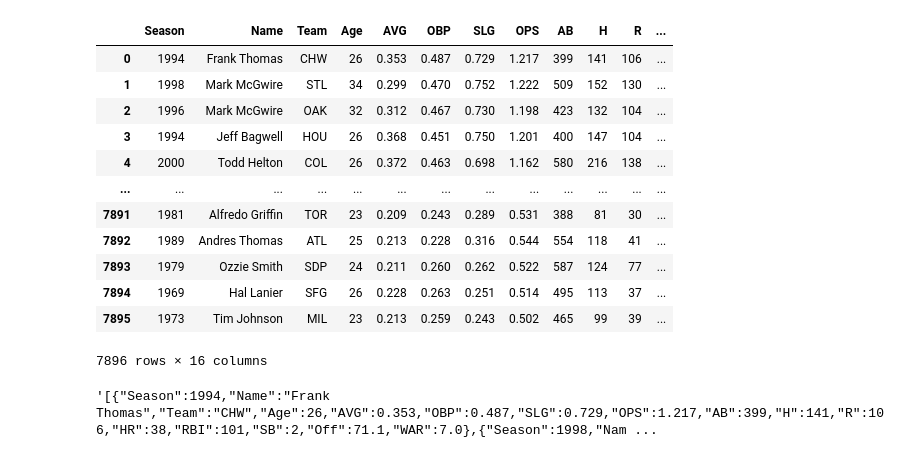
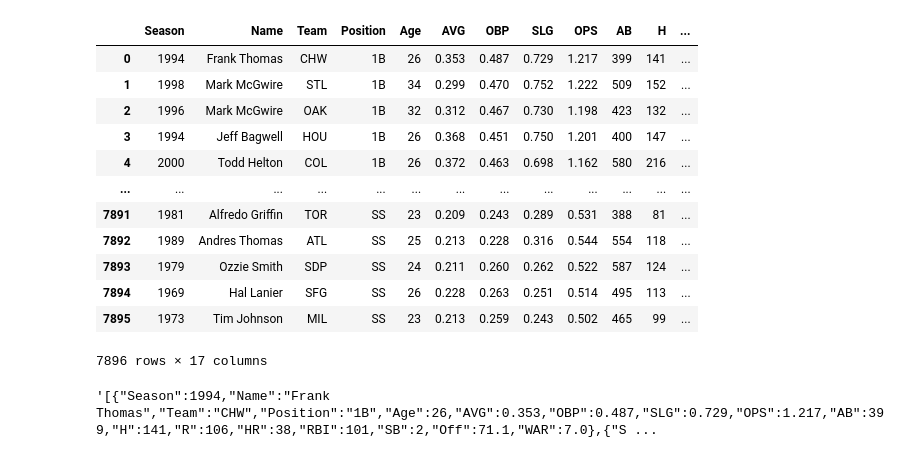
Before and after one commit to brownr958/Project_2, a Jupyter notebook: Data to JSON.ipynb, the cells around one changed output. Cells and saved outputs as stored; diff of their text form; code cells hidden in the pictures.

```diff
--- a/Data to JSON.ipynb
+++ b/Data to JSON.ipynb
@@ -5,26 +5,26 @@ import pprint
 # %%
 baseball_df = pd.read_csv ('Cleaned_Data/all_data.csv')
 del baseball_df["playerid"]
-baseball_df = baseball_df[['Season', 'Name','Team', 'Age', 'AVG', 'OBP', 'SLG', 'OPS', 'AB', 'H', 'R', 'HR', 'RBI', 'SB', 'Off', 'WAR' ]]
+baseball_df = baseball_df[['Season', 'Name','Team', 'Position','Age', 'AVG', 'OBP', 'SLG', 'OPS', 'AB', 'H', 'R', 'HR', 'RBI', 'SB', 'Off', 'WAR' ]]
 baseball_df
 # %% [output]
-|  | Season | Name | Team | Age | AVG | OBP | SLG | OPS | AB | H | R | ... |
-| 0 | 1994 | Frank Thomas | CHW | 26 | 0.353 | 0.487 | 0.729 | 1.217 | 399 | 141 | 106 | ... |
-| 1 | 1998 | Mark McGwire | STL | 34 | 0.299 | 0.470 | 0.752 | 1.222 | 509 | 152 | 130 | ... |
-| 2 | 1996 | Mark McGwire | OAK | 32 | 0.312 | 0.467 | 0.730 | 1.198 | 423 | 132 | 104 | ... |
-| 3 | 1994 | Jeff Bagwell | HOU | 26 | 0.368 | 0.451 | 0.750 | 1.201 | 400 | 147 | 104 | ... |
-| 4 | 2000 | Todd Helton | COL | 26 | 0.372 | 0.463 | 0.698 | 1.162 | 580 | 216 | 138 | ... |
+|  | Season | Name | Team | Position | Age | AVG | OBP | SLG | OPS | AB | H | ... |
+| 0 | 1994 | Frank Thomas | CHW | 1B | 26 | 0.353 | 0.487 | 0.729 | 1.217 | 399 | 141 | ... |
+| 1 | 1998 | Mark McGwire | STL | 1B | 34 | 0.299 | 0.470 | 0.752 | 1.222 | 509 | 152 | ... |
+| 2 | 1996 | Mark McGwire | OAK | 1B | 32 | 0.312 | 0.467 | 0.730 | 1.198 | 423 | 132 | ... |
+| 3 | 1994 | Jeff Bagwell | HOU | 1B | 26 | 0.368 | 0.451 | 0.750 | 1.201 | 400 | 147 | ... |
+| 4 | 2000 | Todd Helton | COL | 1B | 26 | 0.372 | 0.463 | 0.698 | 1.162 | 580 | 216 | ... |
 | ... | ... | ... | ... | ... | ... | ... | ... | ... | ... | ... | ... | ... |
-| 7891 | 1981 | Alfredo Griffin | TOR | 23 | 0.209 | 0.243 | 0.289 | 0.531 | 388 | 81 | 30 | ... |
-| 7892 | 1989 | Andres Thomas | ATL | 25 | 0.213 | 0.228 | 0.316 | 0.544 | 554 | 118 | 41 | ... |
-| 7893 | 1979 | Ozzie Smith | SDP | 24 | 0.211 | 0.260 | 0.262 | 0.522 | 587 | 124 | 77 | ... |
-| 7894 | 1969 | Hal Lanier | SFG | 26 | 0.228 | 0.263 | 0.251 | 0.514 | 495 | 113 | 37 | ... |
-| 7895 | 1973 | Tim Johnson | MIL | 23 | 0.213 | 0.259 | 0.243 | 0.502 | 465 | 99 | 39 | ... |
+| 7891 | 1981 | Alfredo Griffin | TOR | SS | 23 | 0.209 | 0.243 | 0.289 | 0.531 | 388 | 81 | ... |
+| 7892 | 1989 | Andres Thomas | ATL | SS | 25 | 0.213 | 0.228 | 0.316 | 0.544 | 554 | 118 | ... |
+| 7893 | 1979 | Ozzie Smith | SDP | SS | 24 | 0.211 | 0.260 | 0.262 | 0.522 | 587 | 124 | ... |
+| 7894 | 1969 | Hal Lanier | SFG | SS | 26 | 0.228 | 0.263 | 0.251 | 0.514 | 495 | 113 | ... |
+| 7895 | 1973 | Tim Johnson | MIL | SS | 23 | 0.213 | 0.259 | 0.243 | 0.502 | 465 | 99 | ... |
-7896 rows × 16 columns
+7896 rows × 17 columns
 # %%
 baseball_df.to_json(orient='records')
 # %% [output]
-'[{"Season":1994,"Name":"Frank Thomas","Team":"CHW","Age":26,"AVG":0.353,"OBP":0.487,"SLG":0.729,"OPS":1.217,"AB":399,"H":141,"R":106,"HR":38,"RBI":101,"SB":2,"Off":71.1,"WAR":7.0},{"Season":1998,"Nam ...
+'[{"Season":1994,"Name":"Frank Thomas","Team":"CHW","Position":"1B","Age":26,"AVG":0.353,"OBP":0.487,"SLG":0.729,"OPS":1.217,"AB":399,"H":141,"R":106,"HR":38,"RBI":101,"SB":2,"Off":71.1,"WAR":7.0},{"S ...
 # %%
 baseball_df.to_json('Front_End/all_data.json', orient='records')
 baseball_df.to_html('Front_End/all_data.html')
```
Also changed, not shown: 5 other files.
